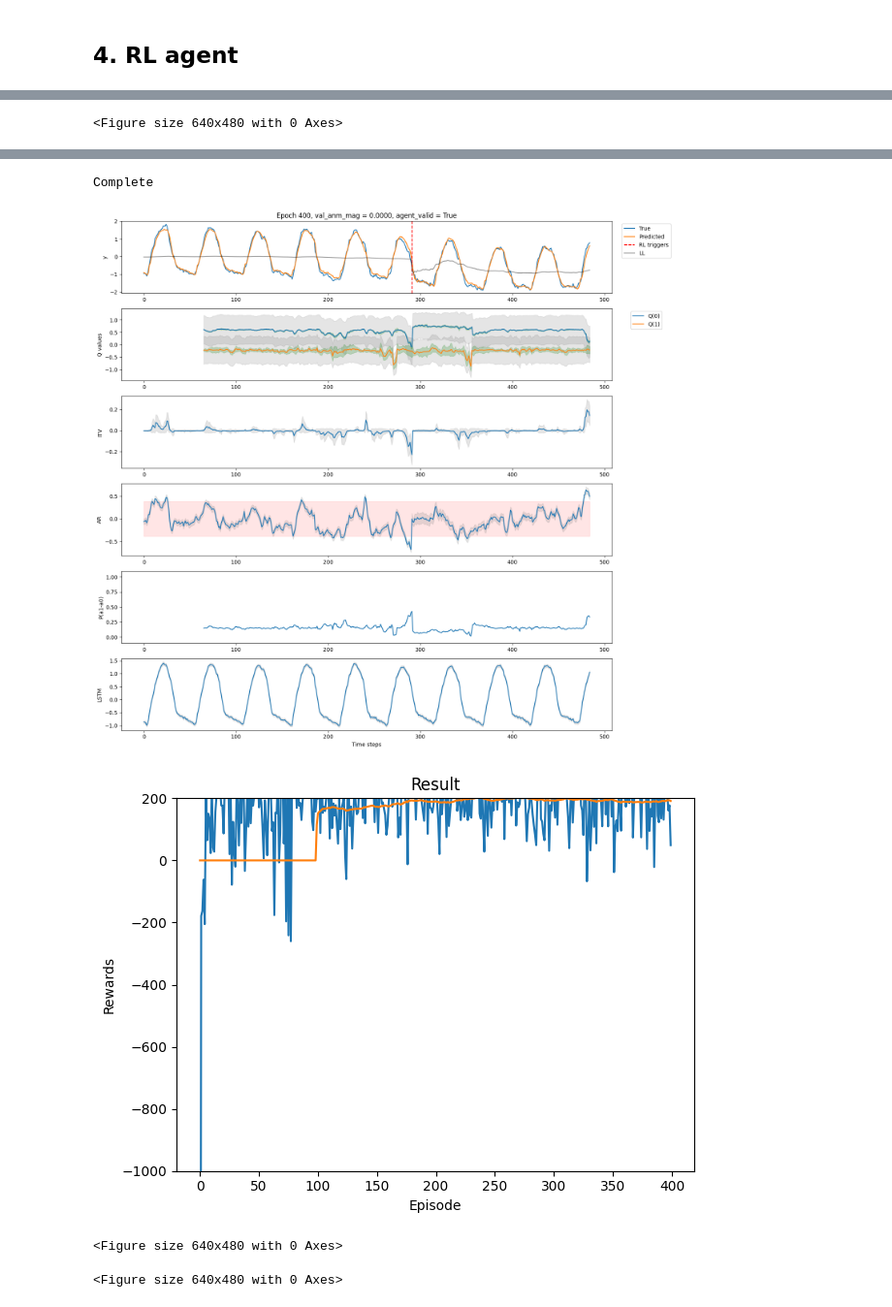
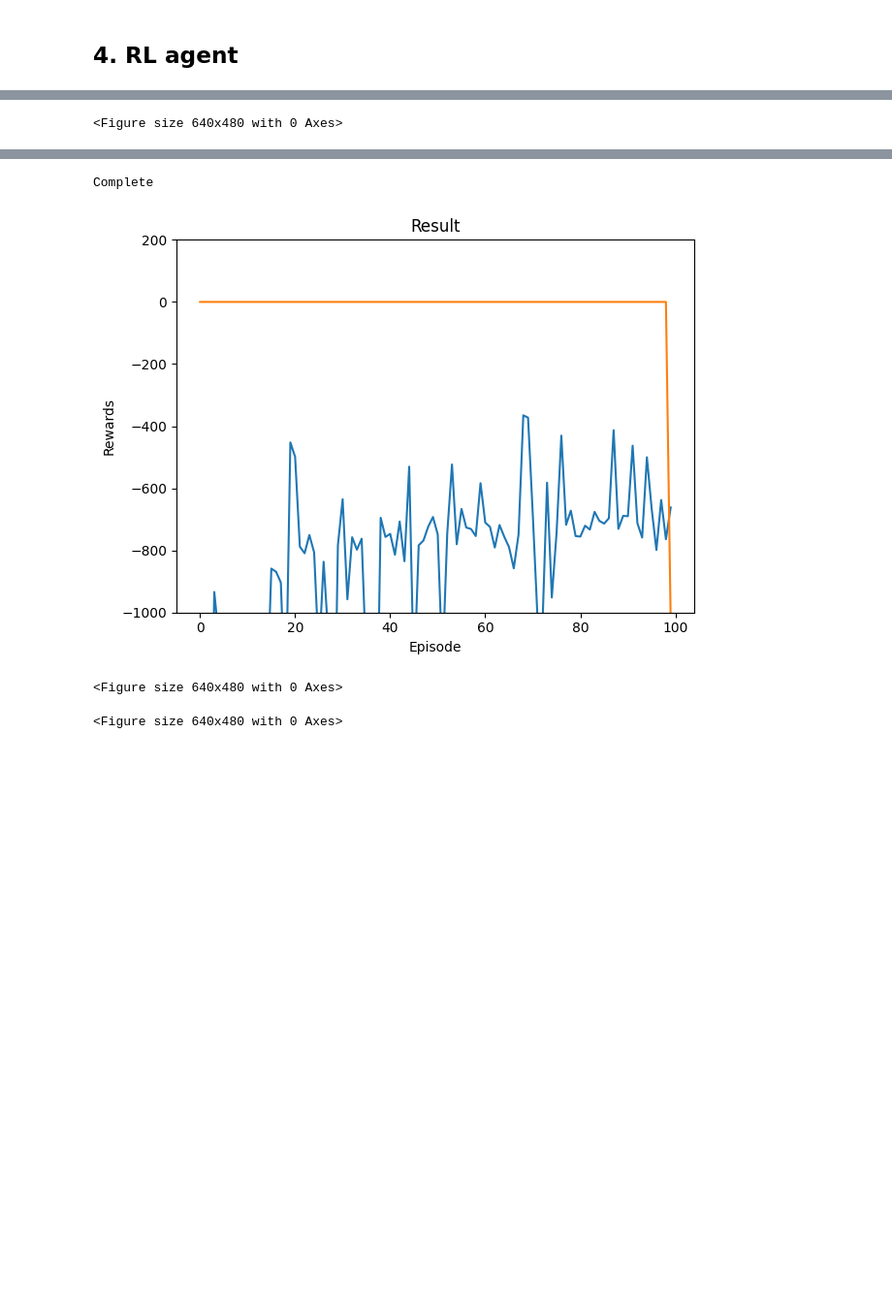
Before and after one commit to zhanwen-xin/cuTAGI, a Jupyter notebook: examples/ITV_CASC_LGA007PIAP_E010_202407.ipynb, the cells around one changed output, grey strips where cells are left out. Shown at 97% size. Drawn from its saved outputs; the diff is of its cells as text; code cells hidden in the pictures; blank space fills up the shorter version.

Commit message:
Log-likelihood as reward

```diff
--- a/examples/ITV_CASC_LGA007PIAP_E010_202407.ipynb
+++ b/examples/ITV_CASC_LGA007PIAP_E010_202407.ipynb
@@ -144,14 +144,14 @@ agents_RL.load_synthetic_ts(datetime_save_path='data/CASC_LGA007PIAP_E010_2024_0
 agents_RL.plot_synthetic_ts()
 
 # Training: TAGI
-agents_RL.train(num_episodes = 400, step_look_back = 64, abnormal_ts_percentage = 1, anomaly_range = [-0.01, 0.01],
+agents_RL.train(num_episodes = 100, step_look_back = 64, abnormal_ts_percentage = 1, anomaly_range = [-0.1, 0.1],
                 init_z = init_z, init_Sz = init_Sz, init_mu_preds_lstm = init_mu_lstm, init_var_preds_lstm = init_var_lstm,
                 batchsize = 128, TAU = 0.005, plot_samples = True, learning_curve_ylim = [-1000, 200],
                 early_stopping = False, patience = 0, validation_episode_num = 0, early_stop_start= 300,
-                agent_net_save_path = agent_model_path, mean_R = 0.0880989332434907, std_R = 0.7321812035504224)
-                # agent_net_save_path = agent_model_path, mean_R = 0.22359195074181498, std_R = 1.1609149116693418)
-
-# mean_Q = 8.997201157301577, std_Q = 5.046673350019368
+                # agent_net_save_path = agent_model_path)
+                agent_net_save_path = agent_model_path, mean_R = -0.6745953375735533, std_R = 2.779991321423823) # Log-Likelihood
+                # agent_net_save_path = agent_model_path, mean_R = 0.0880989332434907, std_R = 0.7321812035504224) # Likelihood + AR penalty
+                # agent_net_save_path = agent_model_path, mean_R = 0.22359195074181498, std_R = 1.1609149116693418) # Conditional likelihood + AR penalty
 
 # # Training: Backprop
 # agents_RL.train(num_episodes = 1000, step_look_back = 64, abnormal_ts_percentage = 1, anomaly_range = [-0., 0.],
@@ -182,5 +172,4 @@ agents_RL.train(num_episodes = 400, step_look_back = 64, abnormal_ts_percentage
 Complete
-[figure, old version]
+[figure, new version]
-[figure, old version]
 <Figure size 640x480 with 0 Axes>
 <Figure size 640x480 with 0 Axes>
```
Also changed, not shown: parts of 2 cells of this notebook, 5 other files.
